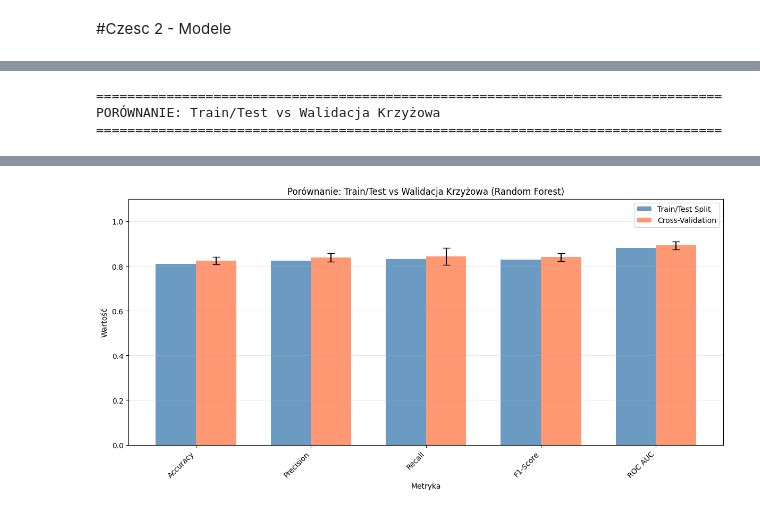
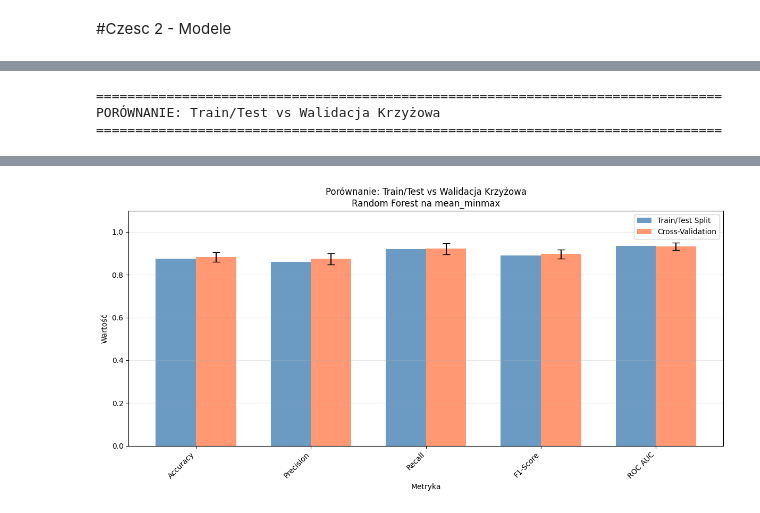
Before and after one commit to Nachos-mic/ZMUM_PROJEKT, a Jupyter notebook: zmum_project.ipynb, the cells around one changed output, grey strips where cells are left out. Drawn from its saved outputs; the diff is of its cells as text; code cells hidden in the pictures.

```diff
--- a/zmum_project.ipynb
+++ b/zmum_project.ipynb
@@ -1292,0 +1410,8 @@ LightGBM:
+# %%
+for dataset_name, dataset_results in all_results.items():
+    print(f"\n{'='*80}")
+    print(f"DATASET: {dataset_name}")
+    print(f"{'='*80}")
+
+    results_df = pd.DataFrame(dataset_results).T  # przekształcenie do DataFrame
+    display(results_df.round(4))
@@ -1441,15 +1724,14 @@ plt.show()
 # %%
 # =============================================================================
-# 12. KRZYWE ROC
+# 13. KRZYWE ROC
 # =============================================================================
 
 plt.figure(figsize=(10, 8))
 
-for name, model in models_to_plot.items():
+for name, model in models_for_viz.items():
     if hasattr(model, 'predict_proba'):
         y_proba = model.predict_proba(X_test)[:, 1]
 
-        # Obliczanie punktów krzywej ROC
         y_true_sorted_idx = np.argsort(y_proba)[::-1]
         y_true_sorted = np.array(y_test)[y_true_sorted_idx]
 
@@ -1474,7 +1756,7 @@ for name, model in models_to_plot.items():
 plt.plot([0, 1], [0, 1], 'k--', label='Random Classifier', linewidth=1)
 plt.xlabel('False Positive Rate')
 plt.ylabel('True Positive Rate')
-plt.title('Krzywe ROC - Porównanie modeli')
+plt.title(f'Krzywe ROC - Top modele ({best_dataset_name})')
 plt.legend(loc='lower right')
 plt.grid(alpha=0.3)
 plt.show()
@@ -1623,70 +1914,59 @@ Wyniki dla poszczególnych foldów:
 # %%
 # =============================================================================
-# 15. PORÓWNANIE: TRAIN/TEST vs WALIDACJA KRZYŻOWA
+# 16. PORÓWNANIE: TRAIN/TEST vs WALIDACJA KRZYŻOWA
 # =============================================================================
 
-print("\n" + "="*80)
+print(f"\n{'='*80}")
 print("PORÓWNANIE: Train/Test vs Walidacja Krzyżowa")
-print("="*80)
+print(f"{'='*80}")
 
 # Wyniki z train/test
-rf_train_test = models_sklearn['Random Forest']
-rf_train_test.fit(X_train, y_train)
-y_pred_tt = rf_train_test.predict(X_test)
-y_proba_tt = rf_train_test.predict_proba(X_test)[:, 1]
-
-results_train_test = {
-    'Accuracy': manual_accuracy(y_test, y_pred_tt),
-    'Precision': manual_precision(y_test, y_pred_tt),
-    'Recall': manual_recall(y_test, y_pred_tt),
-    'F1-Score': manual_f1_score(y_test, y_pred_tt),
-    'ROC AUC': manual_roc_auc(y_test, y_proba_tt)
-}
+results_train_test = all_results[best_dataset_name][best_overall['Best Model']]
 
 # Wyniki z CV
 results_cv = {
-    'Accuracy': cv_results_rf['accuracy_mean'],
-    'Precision': cv_results_rf['precision_mean'],
-    'Recall': cv_results_rf['recall_mean'],
-    'F1-Score': cv_results_rf['f1_score_mean'],
-    'ROC AUC': cv_results_rf['roc_auc_mean']
+    'Accuracy': cv_results['accuracy_mean'],
+    'Precision': cv_results['precision_mean'],
+    'Recall': cv_results['recall_mean'],
+    'F1-Score': cv_results['f1_score_mean'],
+    'ROC AUC': cv_results['roc_auc_mean']
 }
 
+# Odchylenia standardowe CV
+results_cv_std = {
+    'Accuracy': cv_results['accuracy_std'],
+    'Precision': cv_results['precision_std'],
+    'Recall': cv_results['recall_std'],
+    'F1-Score': cv_results['f1_score_std'],
+    'ROC AUC': cv_results['roc_auc_std']
+}
+
+# Tabela porównawcza
 comparison_df = pd.DataFrame({
-    'Metric': list(results_train_test.keys()),
-    'Train/Test Split': list(results_train_test.values()),
-    'Cross-Validation (5-fold)': list(results_cv.values()),
-    'CV Std Dev': [cv_results_rf[f'{m}_std'] for m in ['accuracy', 'precision', 'recall', 'f1_score', 'roc_auc']]
+    'Train/Test Split': pd.Series(results_train_test),
+    'Cross-Validation (5-fold)': pd.Series(results_cv),
+    'CV Std Dev': pd.Series(results_cv_std)
 })
-comparison_df = comparison_df.set_index('Metric')
+
 display(comparison_df.round(4))
 
 # Wizualizacja porównania
 fig, ax = plt.subplots(figsize=(12, 6))
 
-metrics = list(results_train_test.keys())
+metrics = ['Accuracy', 'Precision', 'Recall', 'F1-Score', 'ROC AUC']
 x = np.arange(len(metrics))
 width = 0.35
 
 tt_values = [results_train_test[m] for m in metrics]
 cv_values = [results_cv[m] for m in metrics]
-metric_key_map = {
-    'Accuracy': 'accuracy',
-    'Precision': 'precision',
-    'Recall': 'recall',
-    'F1-Score': 'f1_score',
-    'ROC AUC': 'roc_auc'
-}
-
-cv_stds = [cv_results_rf[f"{metric_key_map[m]}_std"] for m in metrics]
-
+cv_stds = [results_cv_std[m] for m in metrics]
 
 ax.bar(x - width/2, tt_values, width, label='Train/Test Split', color='steelblue', alpha=0.8)
 ax.bar(x + width/2, cv_values, width, label='Cross-Validation', color='coral', alpha=0.8, yerr=cv_stds, capsize=5)
 
 ax.set_xlabel('Metryka')
 ax.set_ylabel('Wartość')
-ax.set_title('Porównanie: Train/Test vs Walidacja Krzyżowa (Random Forest)')
+ax.set_title(f'Porównanie: Train/Test vs Walidacja Krzyżowa\n{best_overall["Best Model"]} na {best_dataset_name}')
 ax.set_xticks(x)
 ax.set_xticklabels(metrics, rotation=45, ha='right')
 ax.legend()
@@ -1696,9 +1976,11 @@ ax.set_ylim(0, 1.1)
 plt.tight_layout()
 plt.show()
 
-print("\nWniosek:")
-print(f"Różnica w F1-Score: {abs(results_train_test['F1-Score'] - results_cv['F1-Score']):.4f}")
-print(f"Odchylenie standardowe CV: {cv_results_rf['f1_score_std']:.4f}")
+print("\n✅ Analiza zakończona. Realizacja na wszystkich 8 datasetach:")
+print(f"   • Najlepszy dataset: {best_dataset_name}")
+print(f"   • Najlepszy model: {best_overall['Best Model']}")
+print(f"   • F1-Score (train/test): {results_train_test['F1-Score']:.4f}")
+print(f"   • F1-Score (CV 5-fold): {results_cv['F1-Score']:.4f} ± {results_cv_std['F1-Score']:.4f}")
 # %% [output]
 ================================================================================
 PORÓWNANIE: Train/Test vs Walidacja Krzyżowa
@@ -1713 +1995 @@ PORÓWNANIE: Train/Test vs Walidacja Krzyżowa
-[figure, old version]
+[figure, new version]
```
Also changed, not shown: parts of 21 cells of this notebook.
